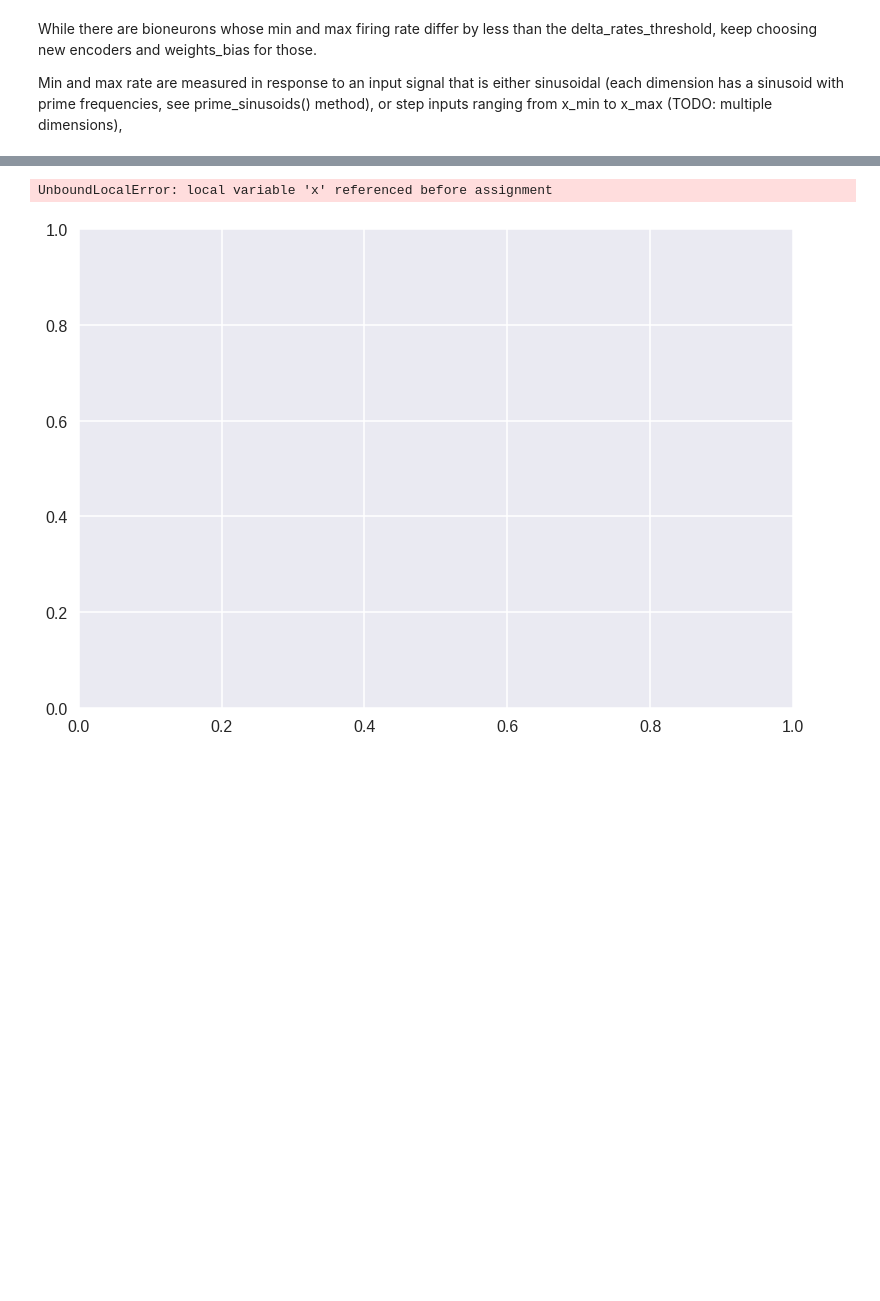
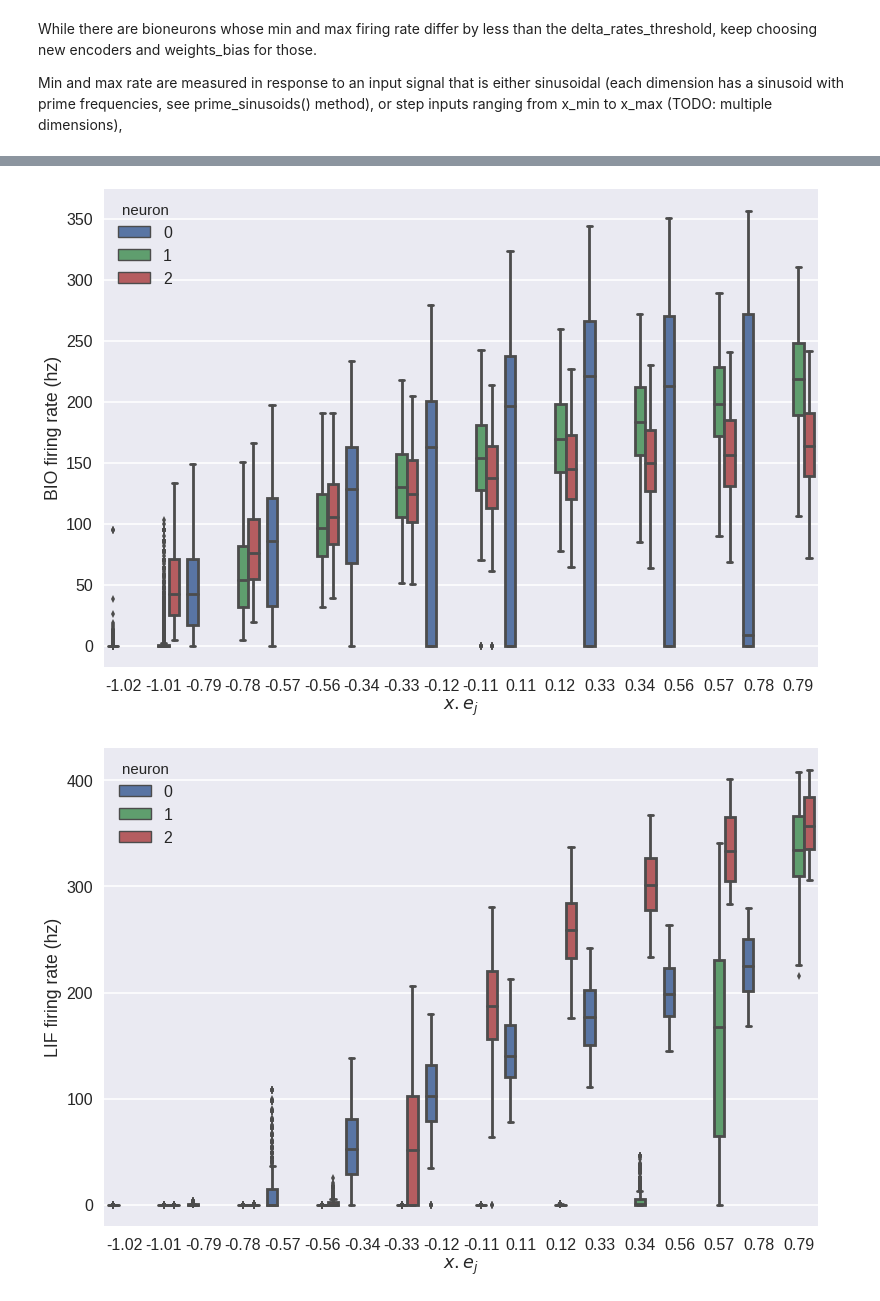
Before and after one commit to MrBananaHuman/bionengo, a Jupyter notebook: bioneuron_oracle.ipynb, the cells around one changed output, grey strips where cells are left out. Saved outputs shown, nothing was run; the diff lists cells and outputs as text; code cells hidden in the pictures; blank space fills up the shorter version.

Commit message:
prime sinusoid unit test mostly done, still bugs in seaborn plotting

```diff
--- a/bioneuron_oracle.ipynb
+++ b/bioneuron_oracle.ipynb
@@ -325,7 +331,7 @@ array([-0.43030122,  0.78553281, -0.44280997])
 ### Simulation and Plotting
 # %%
 def simulate(n_neurons,tau,dim,n_syn,dt,t_final,encoders,gains,weights_bias,
-             pre_seed,bio_seed,decoders_bio=None,to_plot='all'):
+             pre_seed,bio_seed,decoders_bio=None,plots={'spikes','voltage','decode'}):
     '''
     Simulate a feedforward network [stim]-[LIF]-[BIO], and compare to [stim]-[LIF]-[LIF].
     encoders: encoders for bioneurons calculated for a hypothetical LIF population in pre_model()
@@ -363,7 +369,7 @@ def simulate(n_neurons,tau,dim,n_syn,dt,t_final,encoders,gains,weights_bias,
     '''make sick plotz'''
     sns.set(context='poster')
 
-    if to_plot == 'all' or to_plot == 'spikes':
+    if 'spikes' in plots:
         '''spike raster for PRE, BIO and comparison LIF ensembles'''
         figure, (ax1,ax2,ax3) = plt.subplots(3,1,sharex=True)
         rasterplot(sim.trange(),sim.data[probe_pre_spikes],ax=ax1,use_eventplot=True)
@@ -373,7 +379,7 @@ def simulate(n_neurons,tau,dim,n_syn,dt,t_final,encoders,gains,weights_bias,
         rasterplot(sim.trange(),sim.data[probe_lif_spikes],ax=ax3,use_eventplot=True)
         ax3.set(xlabel='time (s)',ylabel='lif') #,yticks=([])
 
-    if to_plot == 'all' or to_plot == 'voltage':
+    if 'voltage' in plots:
         '''voltage trace for a specific bioneuron'''
         figure2,ax3=plt.subplots(1,1,sharex=True)
         bio_idx=0
@@ -381,7 +387,7 @@ def simulate(n_neurons,tau,dim,n_syn,dt,t_final,encoders,gains,weights_bias,
         ax3.plot(dt*np.arange(0,len(np.array(neuron.v_record))),np.array(neuron.v_record))
         ax3.set(xlabel='time (ms)', ylabel='Voltage (mV)')
 
-    if to_plot == 'all' or to_plot == 'decode':
+    if 'decode' in plots:
         '''decoded output of bioensemble'''
         figure3,ax4=plt.subplots(1,1,sharex=True)
         lpf = nengo.Lowpass(tau)
@@ -692,15 +708,15 @@ While there are bioneurons whose min and max firing rate differ by less than the
 Min and max rate are measured in response to an input signal that is either sinusoidal (each dimension has a sinusoid with prime frequencies, see prime_sinusoids() method), or step inputs ranging from x_min to x_max (TODO: multiple dimensions),
 # %%
 pre_neurons=100
-n_neurons=5
+n_neurons=3
 tau=0.01
 dim=1
 n_syn=1
 dt=0.001
-t_final=0.1
+t_final=10.0
 pre_seed=3
 bio_seed=6
-delta_rates_threshold=50
+delta_rates_threshold=5
 rng=np.random.RandomState(seed=333)
 syn_locations=np.array([rng.uniform(0,1,size=(pre_neurons,n_syn)) for n in range(n_neurons)])
 
@@ -714,20 +730,21 @@ n_eval_points=10
 #first guess for bioneuron parameters
 encoders, gains, weights_bias = pre_model(pre_neurons,n_neurons,tau,dim,n_syn,dt,t_final,pre_seed,bio_seed)
 
-idx_unresponsive=np.arange(n_neurons) #array of bio_idx that don't cross rate threshold
+idx_unresponsive=np.arange(0,n_neurons) #array of bio_idx that don't cross rate threshold
 while idx_unresponsive.shape[0] != 0:
-    delta_rates=tuning_curve_sinusoid_delta_rates(
+    delta_rates,df=tuning_curve_sinusoid_delta_rates(
                                         n_neurons,tau,dim,n_syn,dt,
                                         encoders,gains,syn_locations,weights_bias,
                                         pre_seed,bio_seed,n_eval_points,
-                                        decoders_bio=None,plots={'tuning_bio'})
-    idx_unresponsive=np.where(delta_rates<delta_rates_threshold)
+                                        decoders_bio=None,plots={'tuning_bio','tuning_lif'})
+    idx_unresponsive=np.where(delta_rates<delta_rates_threshold)[0]
     print delta_rates, idx_unresponsive.shape[0]
     for n in idx_unresponsive:
-        encoders[n], gain[n], weights_bias[n] = pre_model(
+        encoders[n], gains[n], weights_bias[n] = pre_model(
                     pre_neurons,1,tau,dim,n_syn,dt,t_final,rng.randint(336699),bio_seed)
 
-decoders_bio_6=simulate(n_neurons,tau,dim,n_syn,dt,t_final,encoders,gains,weights_bias,pre_seed,bio_seed)
+decoders_bio_6=simulate(n_neurons,tau,dim,n_syn,dt,t_final,encoders,gains,weights_bias,
+                        pre_seed,bio_seed,plots={'decode'})
 # %% [output]
 Building finished in 0:00:01.
 Building finished in 0:00:01.
@@ -749,2 +755,2 @@ plotting
-UnboundLocalError: local variable 'x' referenced before assignment
-[figure, old version]
+[figure, new version]
+[figure, added]
```
Also changed, not shown: parts of 13 cells of this notebook.
